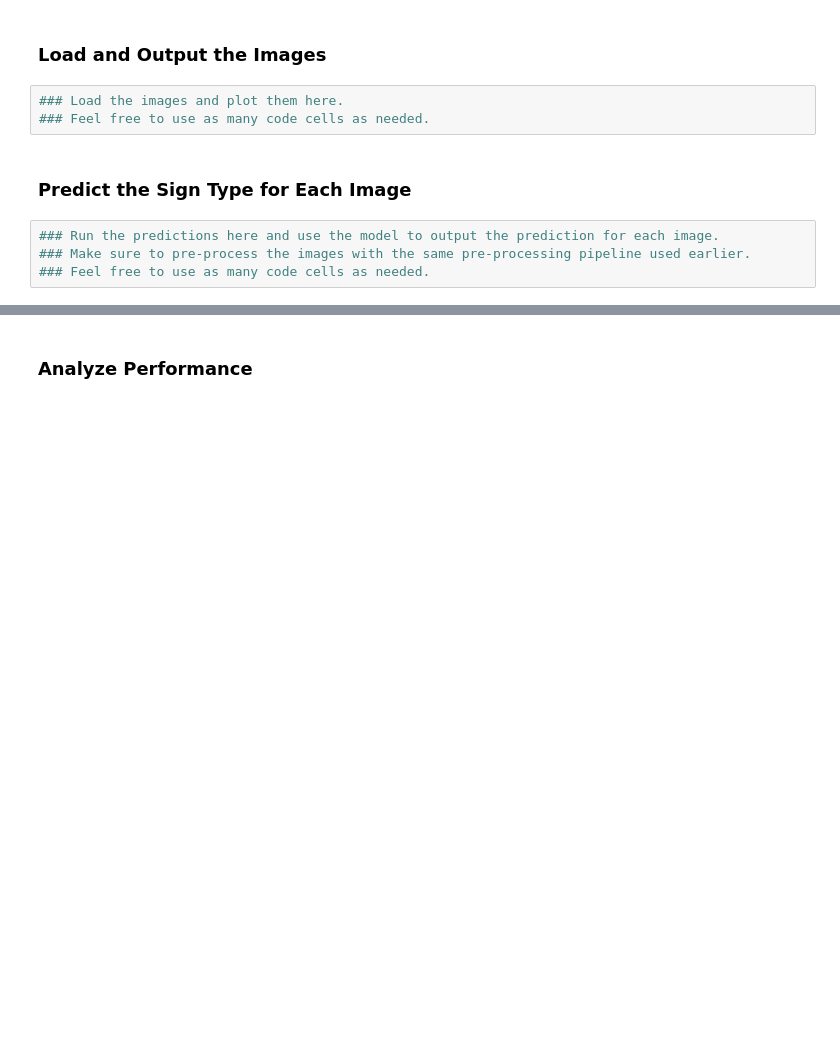
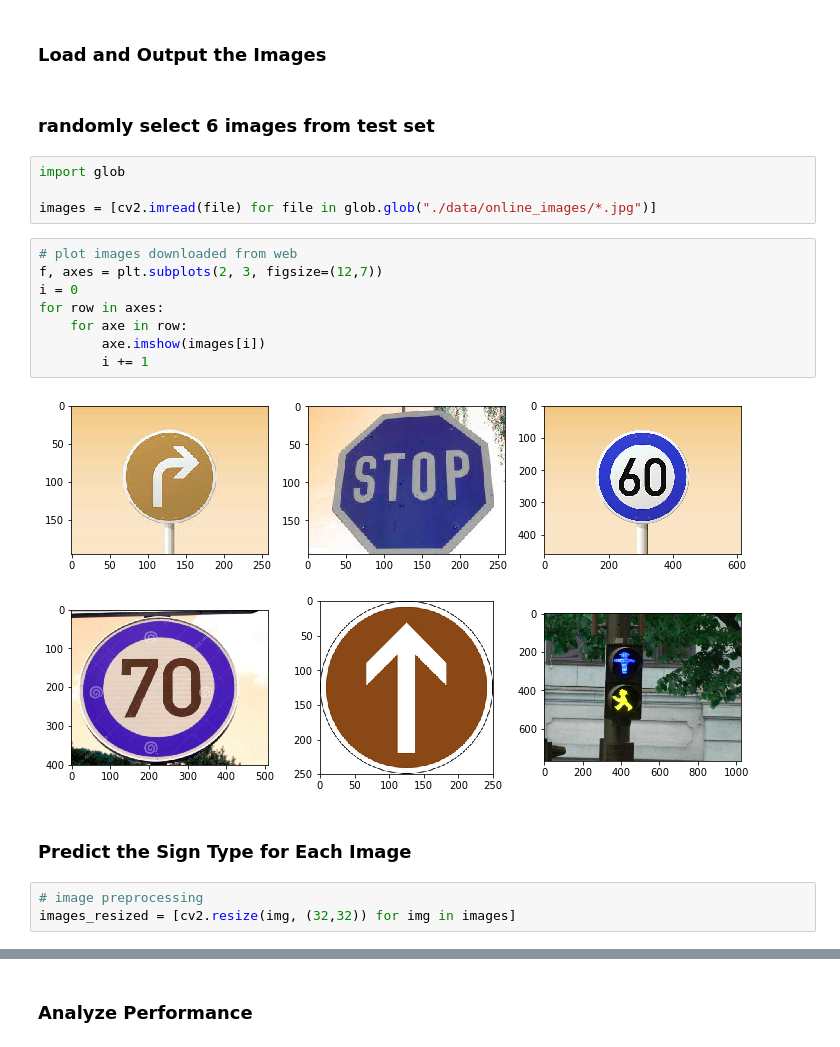
Before and after one commit to Xfan1025/SDCND-Traffic-Sign-Classifier, a Jupyter notebook: Traffic_Sign_Classifier.ipynb, the cells around one changed output, grey strips where cells are left out. Cells and saved outputs as stored; diff of their text form; blank space fills up the shorter version.

```diff
--- a/Traffic_Sign_Classifier.ipynb
+++ b/Traffic_Sign_Classifier.ipynb
@@ -506,12 +492,24 @@ To give yourself more insight into how your model is working, download at least
 You may find `signnames.csv` useful as it contains mappings from the class id (integer) to the actual sign name.
 # %% [markdown]
 ### Load and Output the Images
-# %%
-### Load the images and plot them here.
-### Feel free to use as many code cells as needed.
+# %% [markdown]
+### randomly select 6 images from test set
+# %%
+import glob
+
+images = [cv2.imread(file) for file in glob.glob("./data/online_images/*.jpg")]
+# %%
+# plot images downloaded from web
+f, axes = plt.subplots(2, 3, figsize=(12,7))
+i = 0
+for row in axes:
+    for axe in row:
+        axe.imshow(images[i])
+        i += 1
+# %% [output]
+[figure, added]
 # %% [markdown]
 ### Predict the Sign Type for Each Image
-# %%
-### Run the predictions here and use the model to output the prediction for each image.
-### Make sure to pre-process the images with the same pre-processing pipeline used earlier.
-### Feel free to use as many code cells as needed.
+# %%
+# image preprocessing
+images_resized = [cv2.resize(img, (32,32)) for img in images]
```
Also changed, not shown: parts of 35 cells of this notebook, 23 other files.
